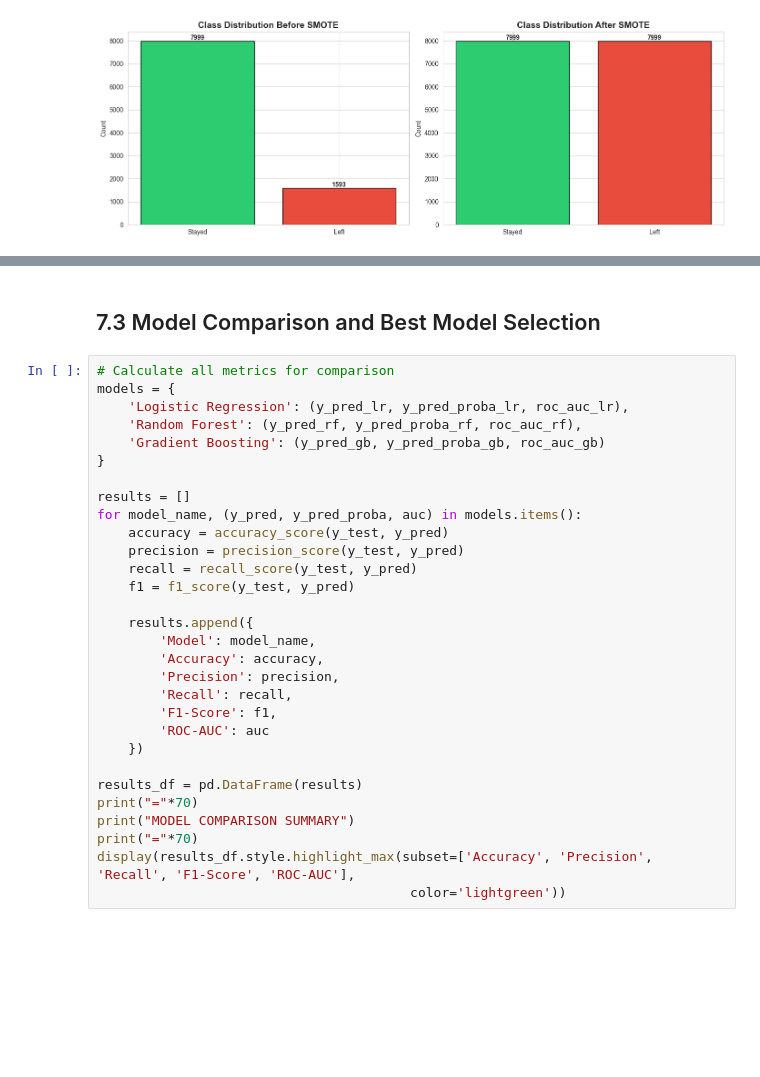
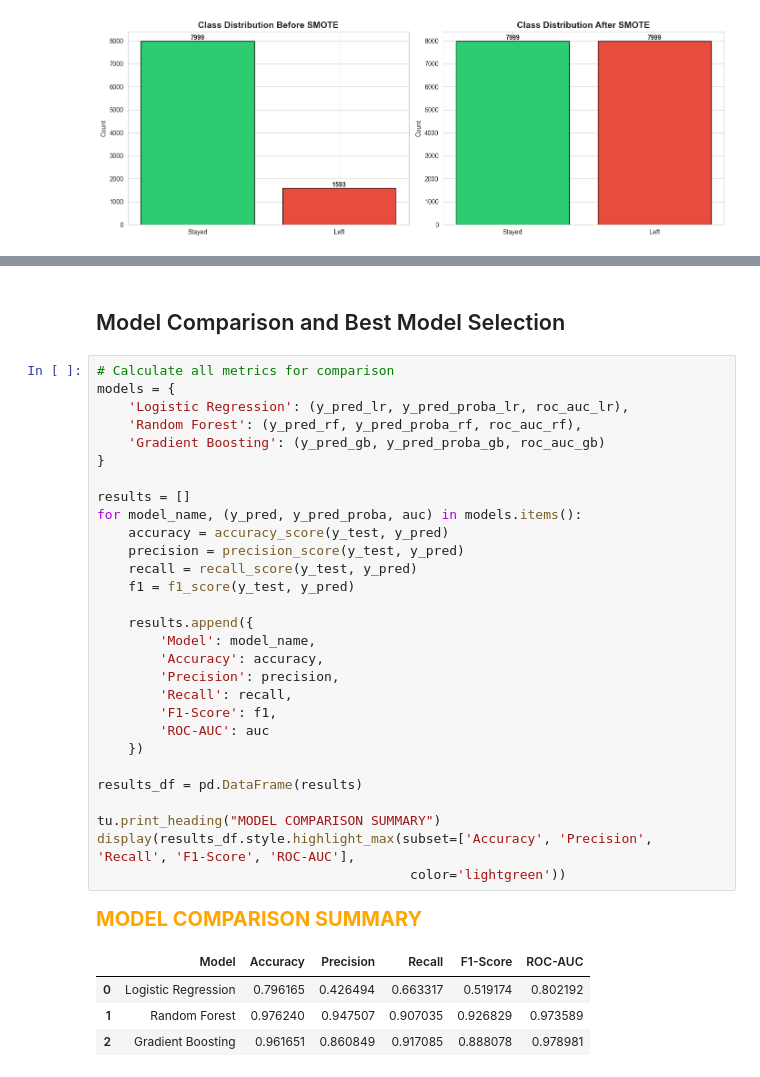
Before and after one commit to rlogwood/fs-rl-notebooks, a Jupyter notebook: assignments/unit3_machine_learning/Unit3_CourseEndProject/EmployeeTurnover.ipynb, the cells around one changed output, grey strips where cells are left out. Drawn from its saved outputs; the diff is of its cells as text; blank space fills up the shorter version.

```diff
--- a/assignments/unit3_machine_learning/Unit3_CourseEndProject/EmployeeTurnover.ipynb
+++ b/assignments/unit3_machine_learning/Unit3_CourseEndProject/EmployeeTurnover.ipynb
@@ -1755,35 +1853,40 @@ interpret_cm(cm_gb, "Gradient Boosting")
 # %% [markdown]
-## 7.3 Model Comparison and Best Model Selection
+## Model Comparison and Best Model Selection
 # %%
 # Calculate all metrics for comparison
 models = {
     'Logistic Regression': (y_pred_lr, y_pred_proba_lr, roc_auc_lr),
     'Random Forest': (y_pred_rf, y_pred_proba_rf, roc_auc_rf),
     'Gradient Boosting': (y_pred_gb, y_pred_proba_gb, roc_auc_gb)
 }
 
 results = []
 for model_name, (y_pred, y_pred_proba, auc) in models.items():
     accuracy = accuracy_score(y_test, y_pred)
     precision = precision_score(y_test, y_pred)
     recall = recall_score(y_test, y_pred)
     f1 = f1_score(y_test, y_pred)
 
     results.append({
         'Model': model_name,
         'Accuracy': accuracy,
         'Precision': precision,
         'Recall': recall,
         'F1-Score': f1,
         'ROC-AUC': auc
     })
 
 results_df = pd.DataFrame(results)
-print("="*70)
-print("MODEL COMPARISON SUMMARY")
-print("="*70)
+
+tu.print_heading("MODEL COMPARISON SUMMARY")
 display(results_df.style.highlight_max(subset=['Accuracy', 'Precision', 'Recall', 'F1-Score', 'ROC-AUC'],
                                         color='lightgreen'))
+# %% [output]
+MODEL COMPARISON SUMMARY
+|  | Model | Accuracy | Precision | Recall | F1-Score | ROC-AUC |
+| 0 | Logistic Regression | 0.796165 | 0.426494 | 0.663317 | 0.519174 | 0.802192 |
+| 1 | Random Forest | 0.976240 | 0.947507 | 0.907035 | 0.926829 | 0.973589 |
+| 2 | Gradient Boosting | 0.961651 | 0.860849 | 0.917085 | 0.888078 | 0.978981 |
 # %%
 # Visualize model comparison
 fig, axes = plt.subplots(1, 2, figsize=(16, 6))
```
Also changed, not shown: parts of 56 cells of this notebook, 5 other files.
